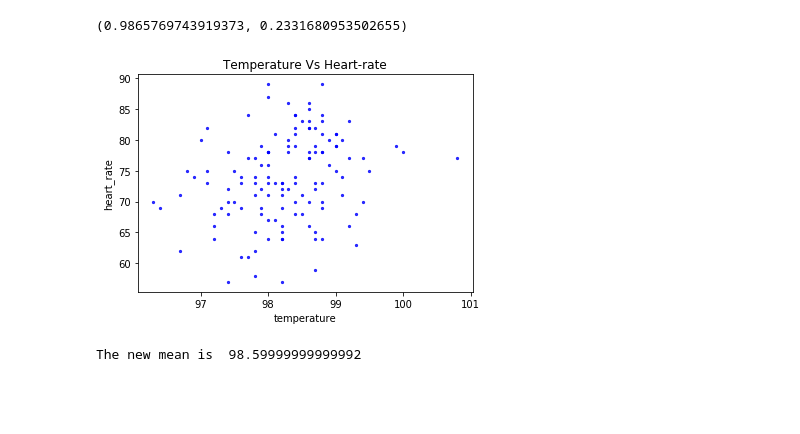
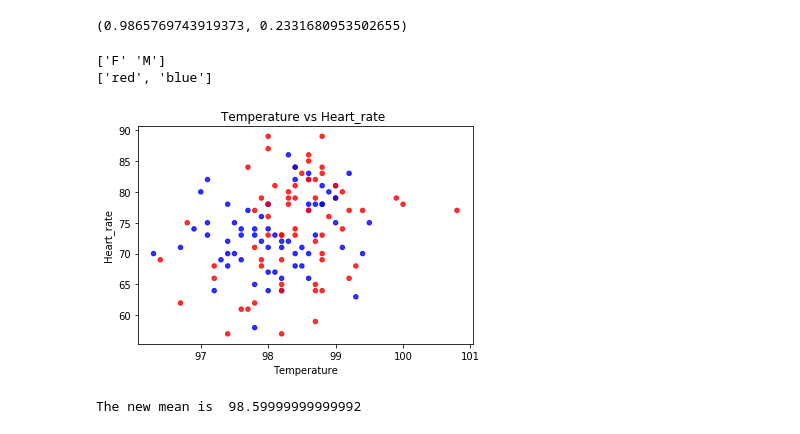
Before and after one commit to dzekem/Inferential-Statistics-on-Human-temperature, a Jupyter notebook: sliderule_dsi_inferential_statistics_exercise_1.ipynb, the cells around one changed output. Drawn from its saved outputs; the diff is of its cells as text; code cells hidden in the pictures; blank space fills up the shorter version.

```diff
--- a/sliderule_dsi_inferential_statistics_exercise_1.ipynb
+++ b/sliderule_dsi_inferential_statistics_exercise_1.ipynb
@@ -119,15 +116,23 @@ stats.shapiro(df['temperature'])
 # %%
 # The sample size is large as there are 130 observations.
 # To know if the observations are dependent or independent,  a line plot showing the relationship between
-
-df.plot.scatter('temperature','heart_rate',  marker='.', c='blue', alpha=0.8)
-plt.title('Temperature Vs Heart-rate')
+cm = plt.cm.RdBu
+cm_bright = (ListedColormap(['red', 'blue']))
+print(df['gender'].unique())
+print(cm_bright.colors)
+df.plot.scatter('temperature','heart_rate',c=[cm_bright.colors[i] for i in df.gender=="M"],alpha=0.8, marker='o', figsize=(6,4))
+plt.xlabel('Temperature')
+plt.ylabel('Heart_rate')
+plt.title('Temperature vs Heart_rate ')
 plt.show()
 # From this scatter plot, temperature increase increases the heart-rates
 # Most of the heart-rate values are concentrated at 70 to 85 and these values are achieved at the temperature range of 98 to 99 degree Farenheit
 #  This therefore shows that the two features are dependent as an increase in temperature causes increase in heart-rate
+# Difference between male and female temperatures
 # %% [output]
+['F' 'M']
+['red', 'blue']
-[figure, old version]
+[figure, new version]
 # %%
 # One sample test is suitable as the test is performed only on one feature which is the temperature.
 # since the number of observations is greater than 50, the Z-score is therefore most suitable
```
Also changed, not shown: parts of 10 cells of this notebook.
